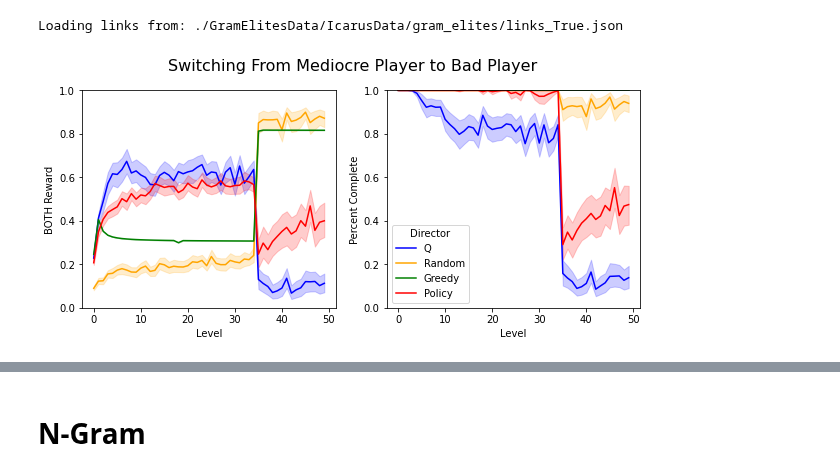
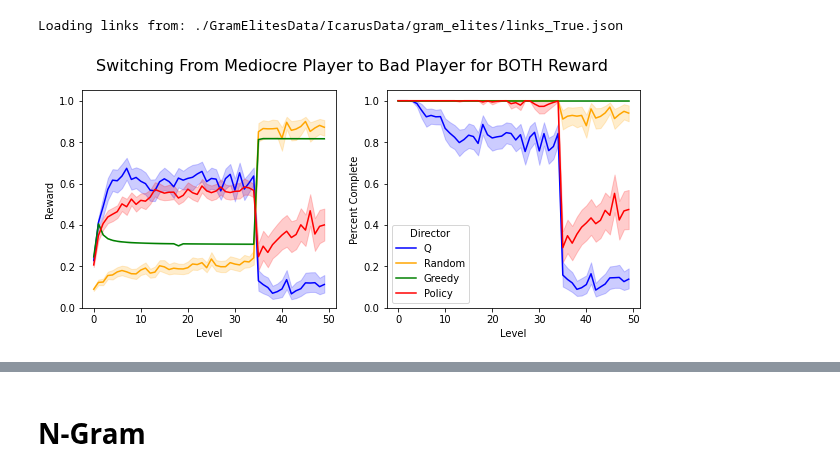
Before and after one commit to crowdgames/mdp-level-assembly, a Jupyter notebook: Analysis.ipynb, the cells around one changed output, grey strips where cells are left out. Saved outputs shown, nothing was run; the diff lists cells and outputs as text; code cells hidden in the pictures.

Commit message:
visualization and some small updates for aiide

```diff
--- a/Analysis.ipynb
+++ b/Analysis.ipynb
@@ -428,18 +459,18 @@ Loading links from: ./GramElitesData/IcarusData/gram_elites/links_True.json
 # %%
 fig, axes = plt.subplots(1, 2, figsize=(10,4))
 
-fig.suptitle(f'Switching From Mediocre Player to Bad Player', fontsize=16, y=0.99)
+fig.suptitle(f'Switching From Mediocre Player to Bad Player for BOTH Reward', fontsize=16, y=0.99)
 ax = sns.lineplot(ax=axes[0], data=df, x='Level', y='Reward', hue='Director', palette=PALETTE)
-ax.set(ylim=(0, 1))
-axes[0].set_ylabel('BOTH Reward')
+ax.set(ylim=(0, 1.05))
+axes[0].set_ylabel('Reward')
 axes[0].get_legend().remove()
 
 ax = sns.lineplot(ax=axes[1], data=df, x='Level', y='Percent Complete', hue='Director', palette=PALETTE)
-ax.set(ylim=(0, 1))
+ax.set(ylim=(0, 1.05))
 
 plt.savefig('figure/switching_players_reward.pdf', bbox_inches='tight')
 # %% [output]
-[figure, old version]
+[figure, new version]
 # %%
 switch_heatmap(df, graph, config.MAX_BC, None, 'BOTH', info)
 # %% [output]
```
Also changed, not shown: parts of 7 cells of this notebook, 7 other files.
